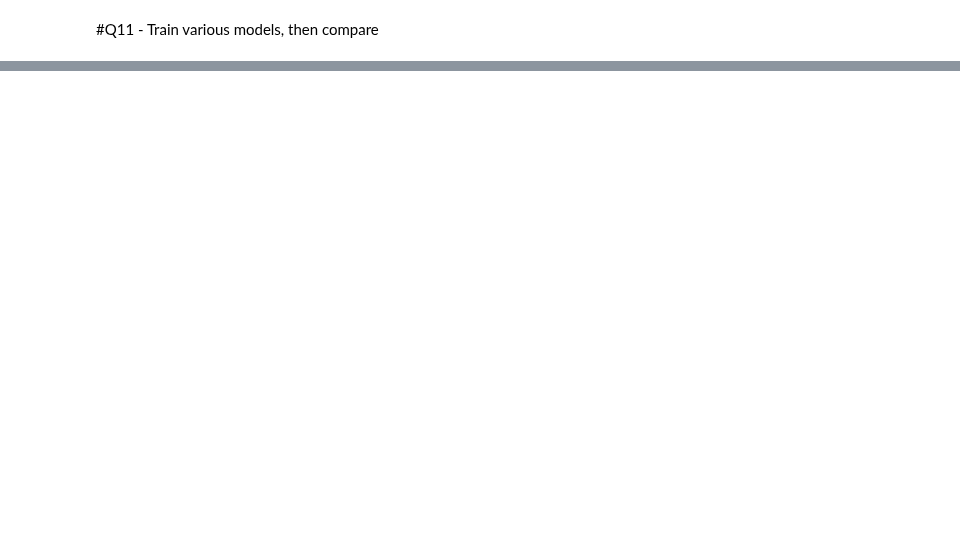
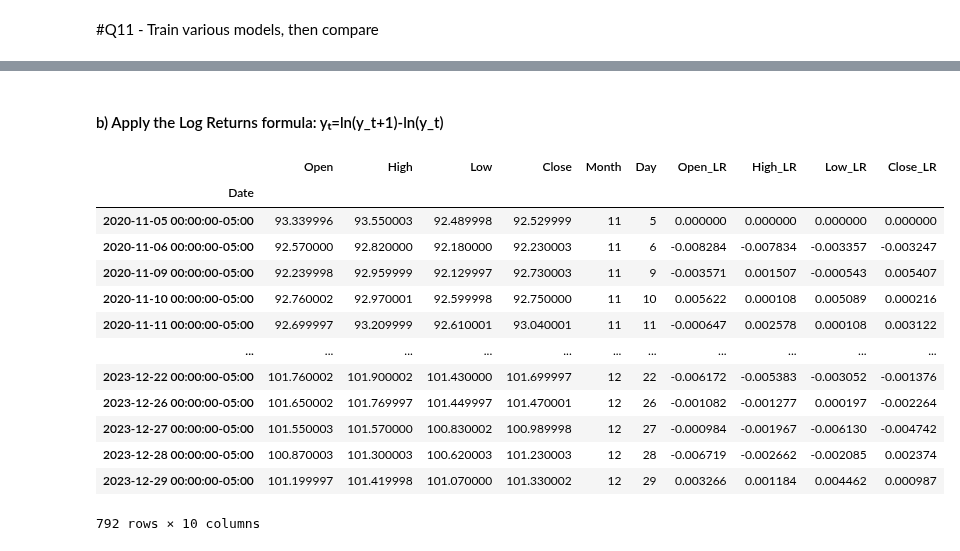
Before and after one commit to lazarosgogos/ML-exercises, a Jupyter notebook: ML_Project_3.ipynb, the cells around one changed output, grey strips where cells are left out. Saved outputs shown, nothing was run; the diff lists cells and outputs as text; code cells hidden in the pictures; blank space fills up the shorter version.

```diff
--- a/ML_Project_3.ipynb
+++ b/ML_Project_3.ipynb
@@ -167,0 +176,9 @@ Bagging Regression models fit multiple base models (in our case, Linear Regressi
+# %%
+months_df = date_df['Date'].dt.month
+days_df = date_df['Date'].dt.day
+train_lr_df = train_df.copy()
+test_lr_df = test_df.copy()
+train_lr_df['Month'] = months_df["2020-01-01":"2024-01-01"]
+train_lr_df['Day'] = days_df["2020-01-01":"2024-01-01"]
+test_lr_df['Month'] = months_df["2024-01-01":]
+test_lr_df['Day'] = days_df["2024-01-01":]
@@ -167,0 +188,32 @@ Bagging Regression models fit multiple base models (in our case, Linear Regressi
+# %% [markdown]
+#### b) Apply the Log Returns formula: yₜ=ln(y_t+1)-ln(y_t)
+# %%
+columns = ['Open', 'High', 'Low', 'Close']
+
+for col in columns:
+  # solution found here: https://stackoverflow.com/a/39419036
+  train_lr_df[col+'_LR'] = np.log(train_lr_df[col]/train_lr_df[col].shift(1))
+  train_lr_df.loc[train_lr_df.index[0], col+'_LR'] = 0 # change from NaN to 0 :)
+  test_lr_df[col+'_LR'] = np.log(test_lr_df[col]/test_lr_df[col].shift(1))
+  test_lr_df.loc[test_lr_df.index[0], col+'_LR'] = 0
+train_lr_df
+# Troubleshoot code below
+# col = 'Open'
+# # solution found here: https://stackoverflow.com/a/39419036
+# res = np.log(train_lr_df[col]/train_lr_df[col].shift(1))
+# res.iloc[[0]] = 0 # change from NaN to 0 :)
+# %% [output]
+|  | Open | High | Low | Close | Month | Day | Open_LR | High_LR | Low_LR | Close_LR |
+| Date |  |  |  |  |  |  |  |  |  |  |
+| 2020-11-05 00:00:00-05:00 | 93.339996 | 93.550003 | 92.489998 | 92.529999 | 11 | 5 | 0.000000 | 0.000000 | 0.000000 | 0.000000 |
+| 2020-11-06 00:00:00-05:00 | 92.570000 | 92.820000 | 92.180000 | 92.230003 | 11 | 6 | -0.008284 | -0.007834 | -0.003357 | -0.003247 |
+| 2020-11-09 00:00:00-05:00 | 92.239998 | 92.959999 | 92.129997 | 92.730003 | 11 | 9 | -0.003571 | 0.001507 | -0.000543 | 0.005407 |
+| 2020-11-10 00:00:00-05:00 | 92.760002 | 92.970001 | 92.599998 | 92.750000 | 11 | 10 | 0.005622 | 0.000108 | 0.005089 | 0.000216 |
+| 2020-11-11 00:00:00-05:00 | 92.699997 | 93.209999 | 92.610001 | 93.040001 | 11 | 11 | -0.000647 | 0.002578 | 0.000108 | 0.003122 |
+| ... | ... | ... | ... | ... | ... | ... | ... | ... | ... | ... |
+| 2023-12-22 00:00:00-05:00 | 101.760002 | 101.900002 | 101.430000 | 101.699997 | 12 | 22 | -0.006172 | -0.005383 | -0.003052 | -0.001376 |
+| 2023-12-26 00:00:00-05:00 | 101.650002 | 101.769997 | 101.449997 | 101.470001 | 12 | 26 | -0.001082 | -0.001277 | 0.000197 | -0.002264 |
+| 2023-12-27 00:00:00-05:00 | 101.550003 | 101.570000 | 100.830002 | 100.989998 | 12 | 27 | -0.000984 | -0.001967 | -0.006130 | -0.004742 |
+| 2023-12-28 00:00:00-05:00 | 100.870003 | 101.300003 | 100.620003 | 101.230003 | 12 | 28 | -0.006719 | -0.002662 | -0.002085 | 0.002374 |
+| 2023-12-29 00:00:00-05:00 | 101.199997 | 101.419998 | 101.070000 | 101.330002 | 12 | 29 | 0.003266 | 0.001184 | 0.004462 | 0.000987 |
+792 rows × 10 columns
```
Also changed, not shown: parts of 14 cells of this notebook.
